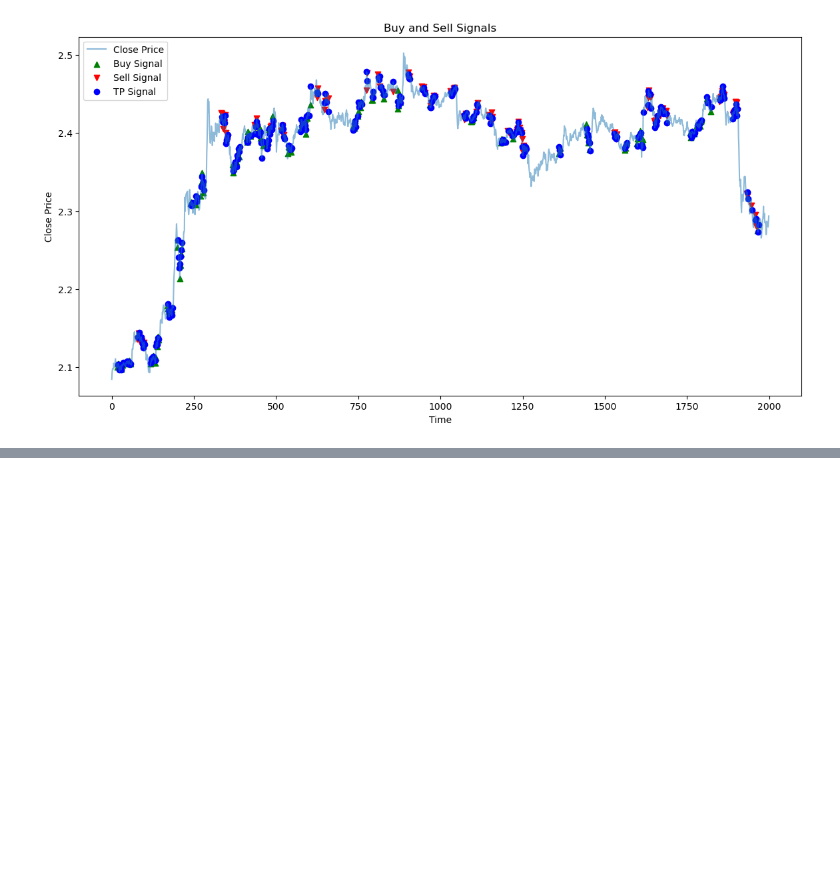
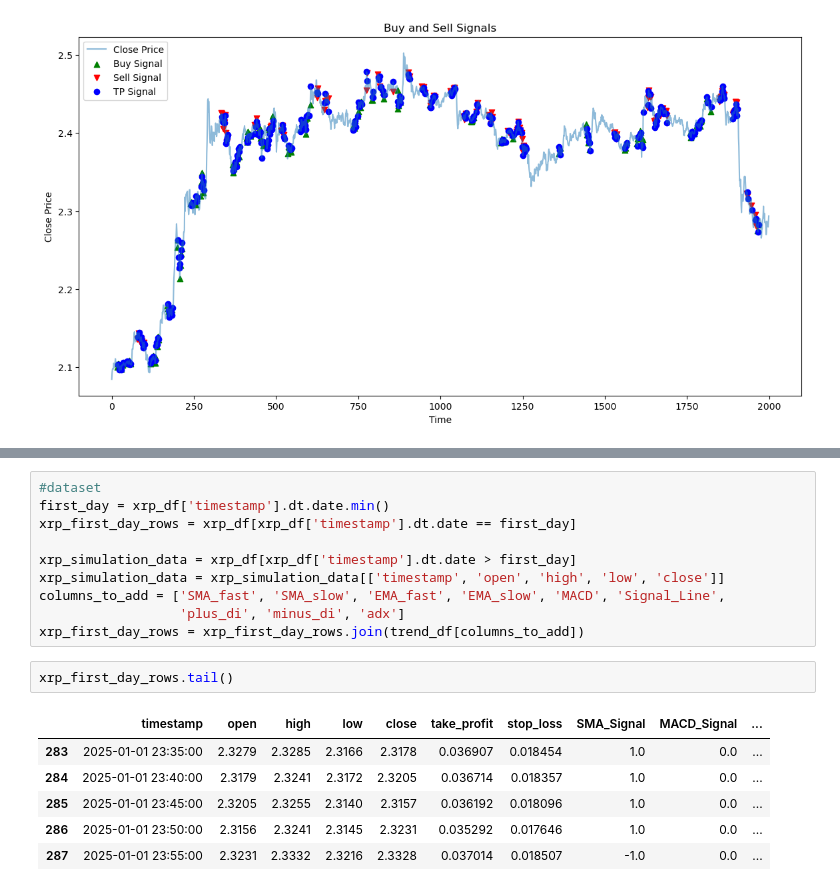
Before and after one commit to mawi-delosreyes/Harvest, a Jupyter notebook: Pilot Notebooks/PilotBot-XRP.ipynb, the cells around one changed output, grey strips where cells are left out. Saved outputs shown, nothing was run; the diff lists cells and outputs as text; blank space fills up the shorter version.

```diff
--- a/Pilot Notebooks/PilotBot-XRP.ipynb
+++ b/Pilot Notebooks/PilotBot-XRP.ipynb
@@ -324,0 +318,19 @@ Backtest
+# %%
+#dataset
+first_day = xrp_df['timestamp'].dt.date.min()
+xrp_first_day_rows = xrp_df[xrp_df['timestamp'].dt.date == first_day]
+
+xrp_simulation_data = xrp_df[xrp_df['timestamp'].dt.date > first_day]
+xrp_simulation_data = xrp_simulation_data[['timestamp', 'open', 'high', 'low', 'close']]
+columns_to_add = ['SMA_fast', 'SMA_slow', 'EMA_fast', 'EMA_slow', 'MACD', 'Signal_Line',
+                  'plus_di', 'minus_di', 'adx']
+xrp_first_day_rows = xrp_first_day_rows.join(trend_df[columns_to_add])
+# %%
+xrp_first_day_rows.tail()
+# %% [output]
+|  | timestamp | open | high | low | close | take_profit | stop_loss | SMA_Signal | MACD_Signal | ... |
+| 283 | 2025-01-01 23:35:00 | 2.3279 | 2.3285 | 2.3166 | 2.3178 | 0.036907 | 0.018454 | 1.0 | 0.0 | ... |
+| 284 | 2025-01-01 23:40:00 | 2.3179 | 2.3241 | 2.3172 | 2.3205 | 0.036714 | 0.018357 | 1.0 | 0.0 | ... |
+| 285 | 2025-01-01 23:45:00 | 2.3205 | 2.3255 | 2.3140 | 2.3157 | 0.036192 | 0.018096 | 1.0 | 0.0 | ... |
+| 286 | 2025-01-01 23:50:00 | 2.3156 | 2.3241 | 2.3145 | 2.3231 | 0.035292 | 0.017646 | 1.0 | 0.0 | ... |
+| 287 | 2025-01-01 23:55:00 | 2.3231 | 2.3332 | 2.3216 | 2.3328 | 0.037014 | 0.018507 | -1.0 | 0.0 | ... |
```
Also changed, not shown: parts of 21 cells of this notebook.
